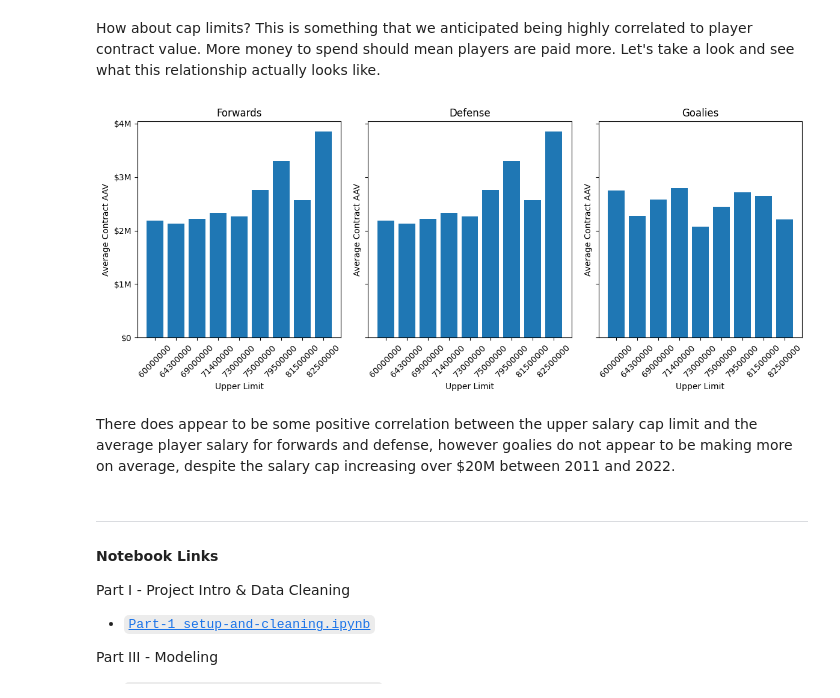
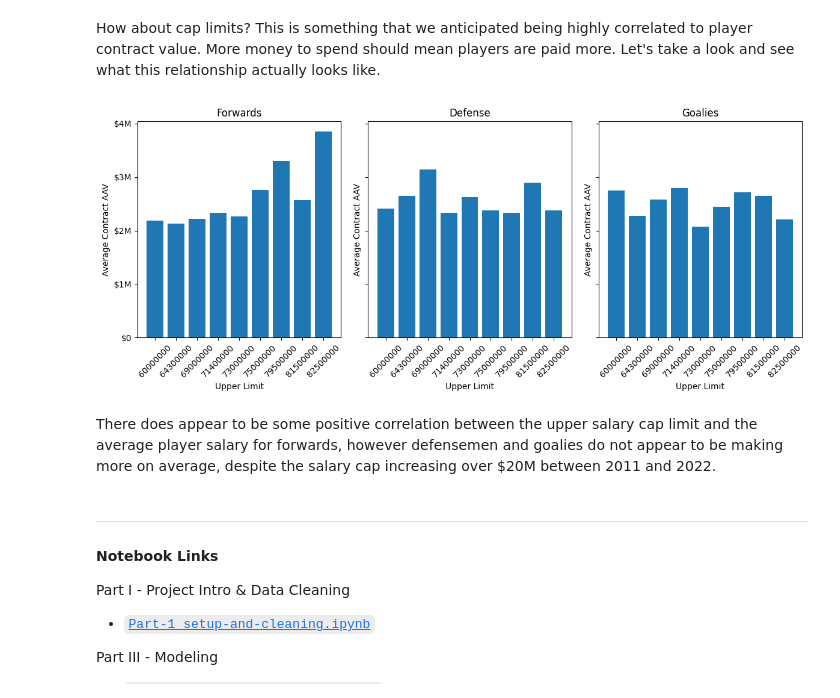
Before and after one commit to charlesjramey/nhl_salary_prediction, a Jupyter notebook: code/Part-2_eda.ipynb, the cells around one changed output. Drawn from its saved outputs; the diff is of its cells as text; code cells hidden in the pictures.

```diff
--- a/code/Part-2_eda.ipynb
+++ b/code/Part-2_eda.ipynb
@@ -209,7 +209,7 @@ goalies_df['upper_limit'] = goalies_df['upper_limit'].astype(str)
 
 # Calculate average contract_aav for each unique upper_limit
 forwards_avg_aav = forwards_df.groupby('upper_limit')['contract_aav'].mean()
-defense_avg_aav = forwards_df.groupby('upper_limit')['contract_aav'].mean()
+defense_avg_aav = defense_df.groupby('upper_limit')['contract_aav'].mean()
 goalies_avg_aav = goalies_df.groupby('upper_limit')['contract_aav'].mean()
 
 # Create subplot bar plots
@@ -220,36 +220,36 @@ ax1.bar(forwards_avg_aav.index, forwards_avg_aav.values)
 ax1.set_title('Forwards')
 ax1.set_xlabel('Upper Limit')
 ax1.set_ylabel('Average Contract AAV')
 ax1.set_xticks(range(len(forwards_avg_aav.index)))
 ax1.set_xticklabels(forwards_avg_aav.index, rotation=45)
 ax1.set_yticks([0, 1000000, 2000000, 3000000, 4000000])
 ax1.set_yticklabels(['$0', '$1M', '$2M', '$3M', '$4M'])
 
 # Plot for defense
 ax2.bar(defense_avg_aav.index, defense_avg_aav.values)
 ax2.set_title('Defense')
 ax2.set_xlabel('Upper Limit')
 ax2.set_ylabel('Average Contract AAV')
 ax2.set_xticks(range(len(defense_avg_aav.index)))
 ax2.set_xticklabels(defense_avg_aav.index, rotation=45)
 
 # Plot for goalies
 ax3.bar(goalies_avg_aav.index, goalies_avg_aav.values)
 ax3.set_title('Goalies')
 ax3.set_xlabel('Upper Limit')
 ax3.set_ylabel('Average Contract AAV')
 ax3.set_xticks(range(len(goalies_avg_aav.index)))
 ax3.set_xticklabels(goalies_avg_aav.index, rotation=45)
 
 # Adjust spacing between subplots
 plt.tight_layout()
 
 # Display the plots
 plt.show();
 # %% [output]
-[figure, old version]
+[figure, new version]
 # %% [markdown]
-There does appear to be some positive correlation between the upper salary cap limit and the average player salary for forwards and defense, however goalies do not appear to be making more on average, despite the salary cap increasing over $20M between 2011 and 2022.
+There does appear to be some positive correlation between the upper salary cap limit and the average player salary for forwards, however defensemen and goalies do not appear to be making more on average, despite the salary cap increasing over $20M between 2011 and 2022.
 # %% [markdown]
 ---
 #### Notebook Links
```
Also changed, not shown: 16 other files.
